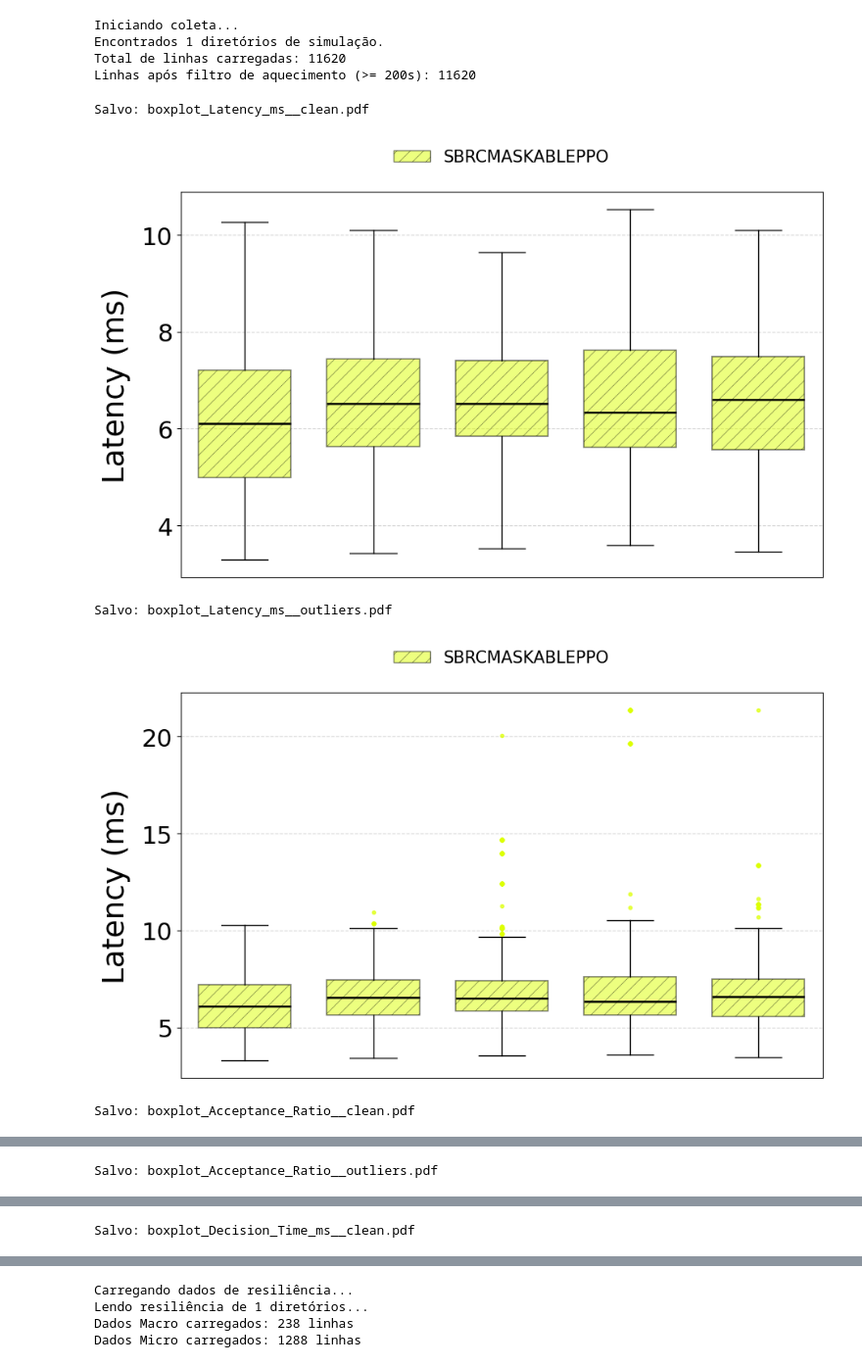
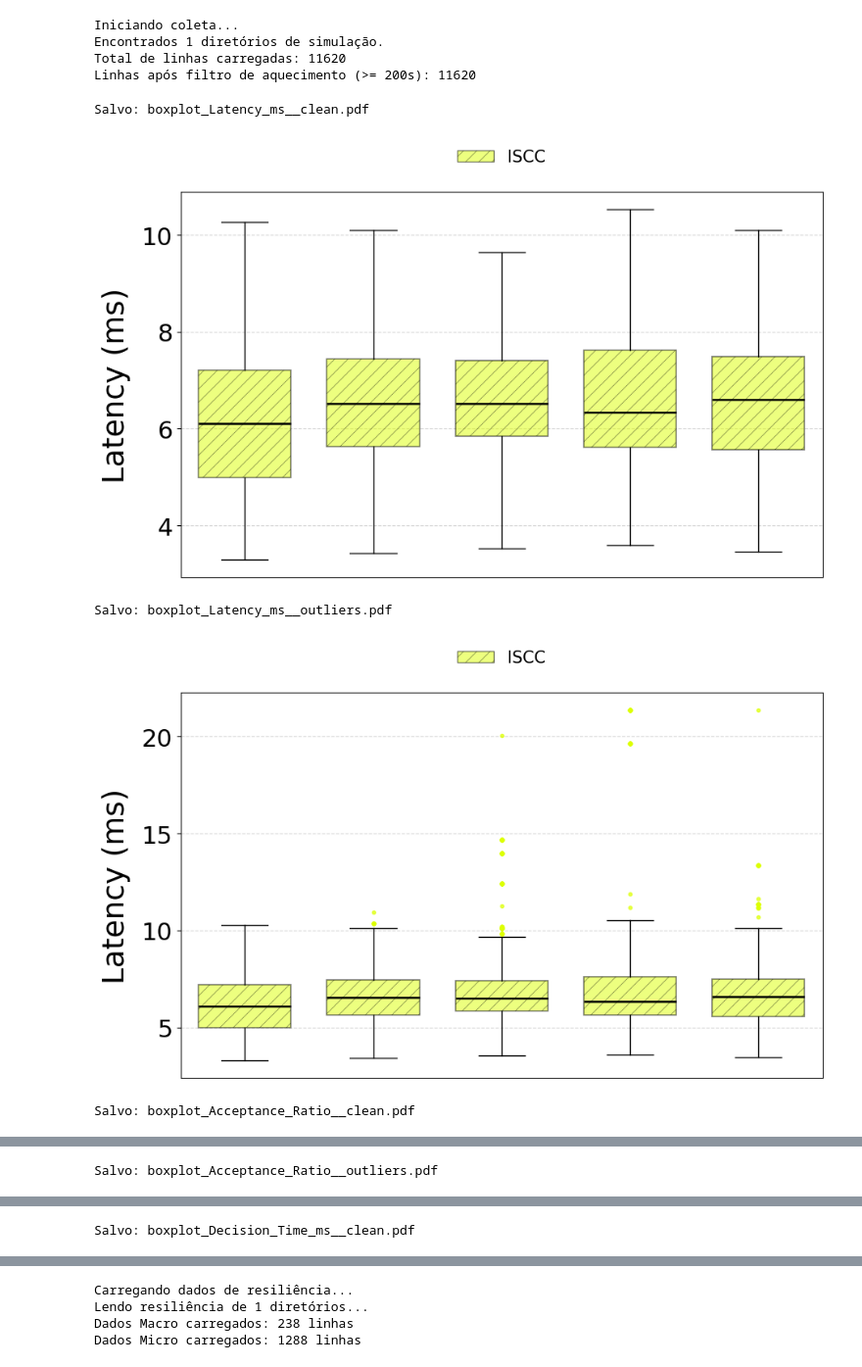
Before and after one commit to FialhoSJ/multi-user-sfc, a Jupyter notebook: plots/2026/teste.ipynb, the cells around one changed output, grey strips where cells are left out. Shown at 98% size. Drawn from its saved outputs; the diff is of its cells as text; code cells hidden in the pictures.

```diff
--- a/plots/2026/teste.ipynb
+++ b/plots/2026/teste.ipynb
@@ -57,14 +57,14 @@ NOME_ALGORITMOS_MAP = {
     'darsppoMaskablePPO': 'DA-RSPPO',
     'hephaestus': 'hephaestus',
     'hephaestusMaskablePPO': 'Hephaestus',
-    'SBRCMASKABLEPPO': 'SBRCMASKABLEPPO'
+    'SBRCMASKABLEPPO': 'ISCC'
 }
 
 # Cores específicas para cada algoritmo (Consistência visual)
 CORES_ALGORITMOS = {
     "INOMMUS": "#1f77b4",     # Azul
     "DA-RSPPO": "#ff7f0e",# Laranja
-    "SBRCMASKABLEPPO": "#ddff00",
+    "ISCC": "#ddff00",
     "Hephaestus": "#2ca02c",  # Verde
     "OSCIM": "#d62728",       # Vermelho
     "GreedyB": "#9467bd",     # Roxo
@@ -330,7 +330,7 @@ def create_binned_boxplot(df, x_col, y_col, x_label, y_label, bin_size=10, filen
 # %% [Célula 7] Execução - Gráficos Temporais
 
 # Seleção de Algoritmos para Plotar
-algoritmos_foco = ['INOMMUS', 'DA-RSPPO', 'Hephaestus', 'OSCIM', 'GreedyB','SBRCMASKABLEPPO']
+algoritmos_foco = ['INOMMUS', 'DA-RSPPO', 'Hephaestus', 'GreedyB','ISCC']
 df_foco = big_data[big_data['algorithm'].isin(algoritmos_foco)].copy()
 
 # Mapeamento Métrica -> Título do Eixo Y
@@ -340,34 +340,34 @@ metricas_plot = {
     "Decision Time (ms)": "decision_time_ms",
     "CPU Util. per Flow (%)": "cpu_per_flow",
     "GPU Util. per Flow (%)": "gpu_per_flow",
     "Band. Util. per Flow (%)": "bandwidth_utilization_per_flow",
     "Power Co. (W) per Flow": "energy_consumption_per_flow",
     "Service Lat. Equality": "jain_fairness_latencia_por_sessao",
     "avg_sfc_reliability": "avg_sfc_reliability",
 }
 
 for titulo, col in metricas_plot.items():
     if col not in df_foco.columns:
         print(f"Aviso: Coluna {col} não encontrada.")
         continue
 
     # Multiplicador para porcentagem (se necessário)
     # No ETL já dividimos por 100, então se o título tem %, multiplicamos de volta por 100 para o plot
     fator = 100.0 if "%" in titulo else 1.0
 
     # Criar coluna temporária para plotagem
     col_plot = f"{col}_plot"
     df_foco[col_plot] = df_foco[col] * fator
 
     # Nome do arquivo seguro
     safe_name = re.sub(r"[^\w\-]+", "_", titulo)
 
     # Gerar duas versões: com e sem outliers
     create_boxplot(df_foco, col_plot, titulo, filename=f"boxplot_{safe_name}_clean.pdf", show_outliers=False)
     create_boxplot(df_foco, col_plot, titulo, filename=f"boxplot_{safe_name}_outliers.pdf", show_outliers=True)
 # %% [output]
 Salvo: boxplot_Latency_ms__clean.pdf
-[figure, old version]
+[figure, new version]
 Salvo: boxplot_Latency_ms__outliers.pdf
-[figure, old version]
+[figure, new version]
 Salvo: boxplot_Acceptance_Ratio__clean.pdf
```
Also changed, not shown: parts of 8 cells of this notebook, 3 other files.
